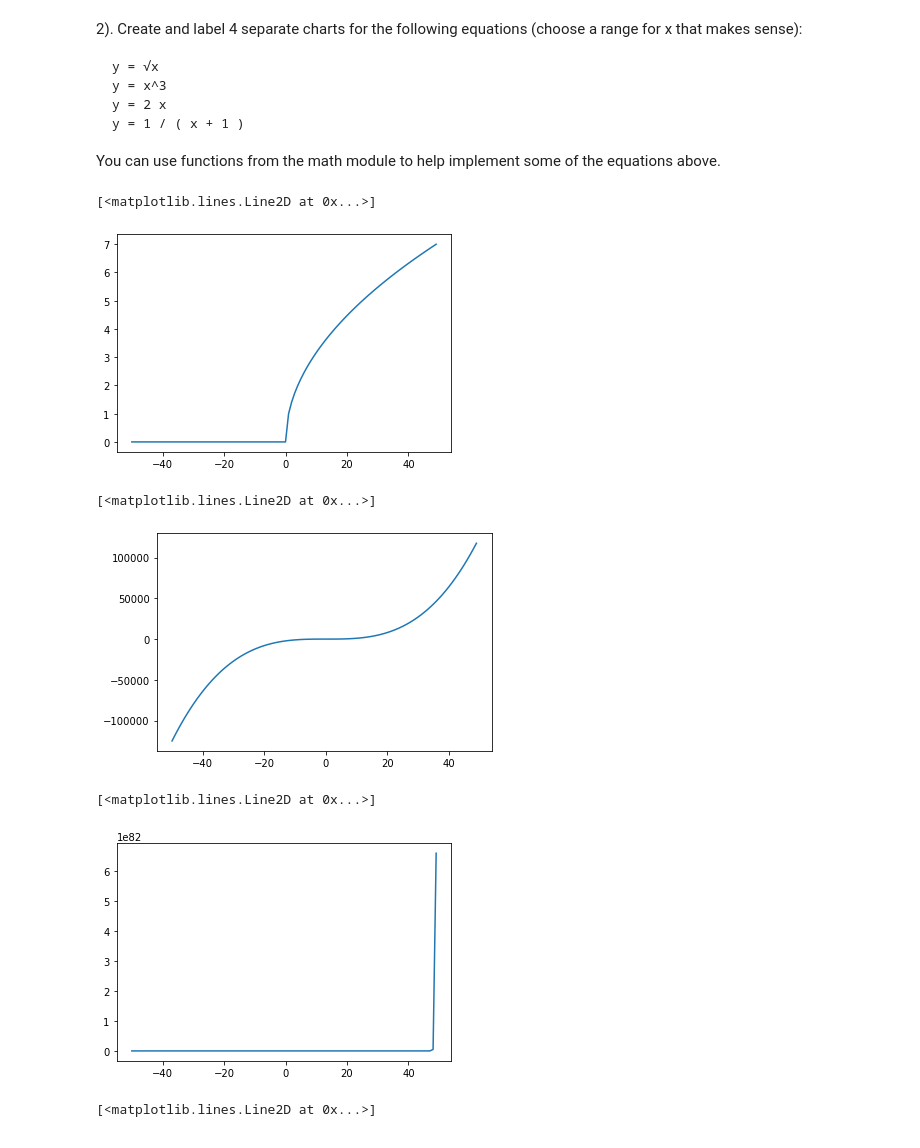
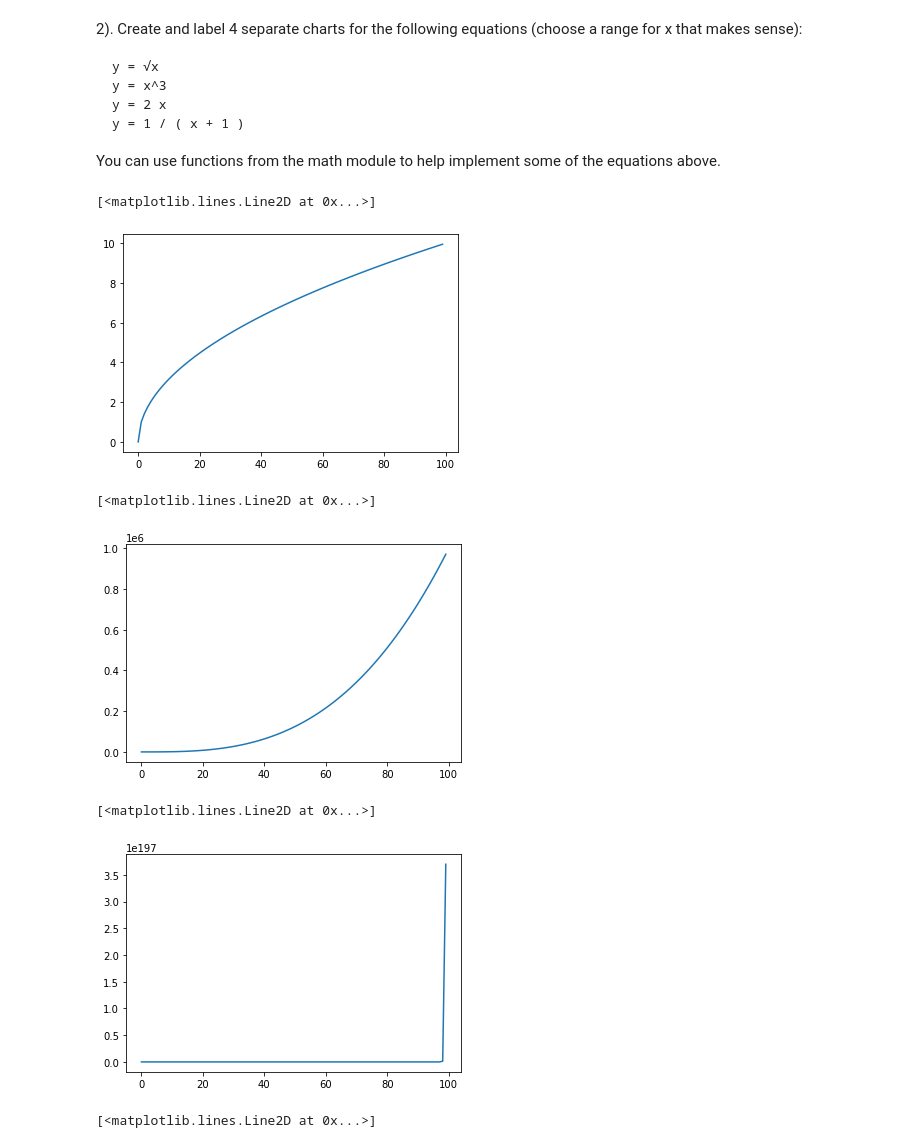
Before and after one commit to stephenkipkurui/numpy-pandas-visualization-exercises, a Jupyter notebook: matplotlib_exercises.ipynb, the cells around one changed output. Drawn from its saved outputs; the diff is of its cells as text; code cells hidden in the pictures.

```diff
--- a/matplotlib_exercises.ipynb
+++ b/matplotlib_exercises.ipynb
@@ -35,7 +35,7 @@ You can use functions from the math module to help implement some of the equatio
 #      y = √x
 
 
-x = list(range(-50, 50))
+x = list(range(0, 100))
 
 y = [(i**0.5) for i in x]
 
@@ -43,23 +43,23 @@ y = [(i**0.5) for i in x]
 plt.plot(x, y)
 # %% [output]
 [<matplotlib.lines.Line2D at 0x...>]
-[figure, old version]
+[figure, new version]
 # %%
 #     y = x^3
 
-x = list(range(-50, 50))
+x = list(range(0, 100))
 
 y = [(c**3) for c in x]
 
 plt.plot(x, y)
 # %% [output]
 [<matplotlib.lines.Line2D at 0x...>]
-[figure, old version]
+[figure, new version]
 # %%
 #     y = 2x
 
 
-x = list(range(-50, 50))
+x = list(range(0, 100))
 
 y = [(j**j) for j in x]
 
@@ -67,7 +67,7 @@ y = [(j**j) for j in x]
 plt.plot(x, y)
 # %% [output]
 [<matplotlib.lines.Line2D at 0x...>]
-[figure, old version]
+[figure, new version]
 # %%
 #     y = 1 / ( x + 1 )
 
```
Also changed, not shown: parts of 4 cells of this notebook.
